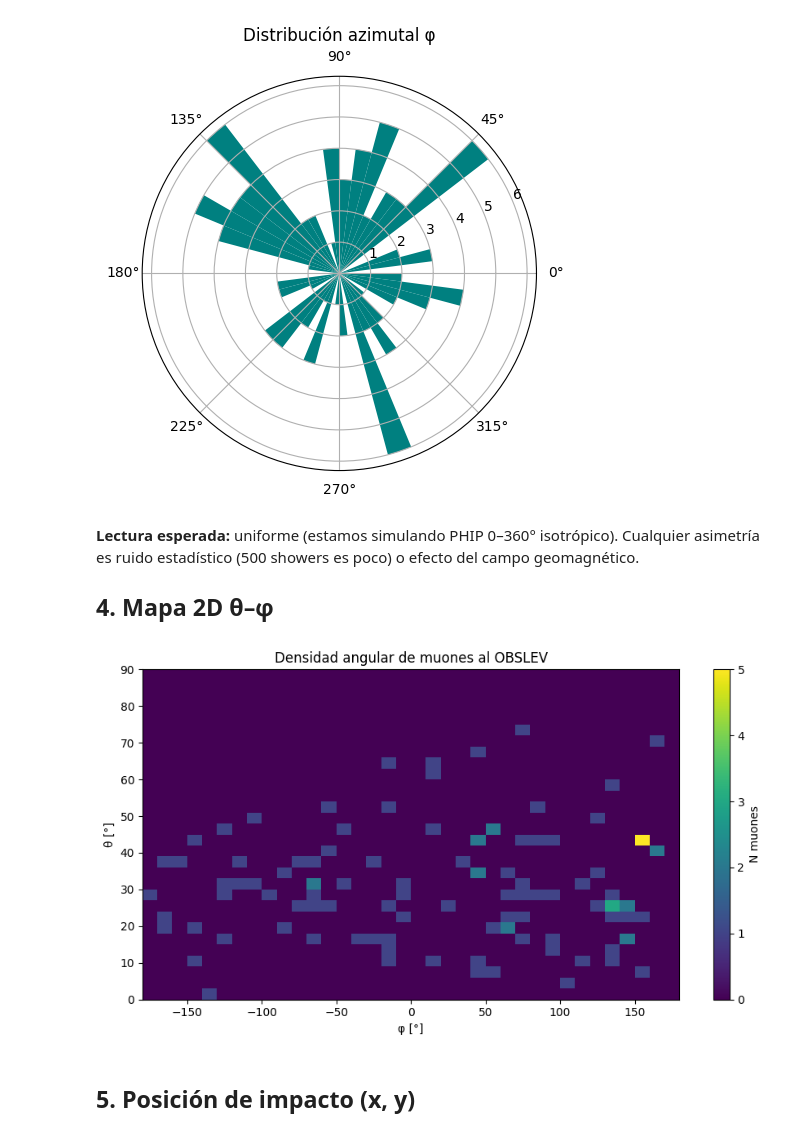
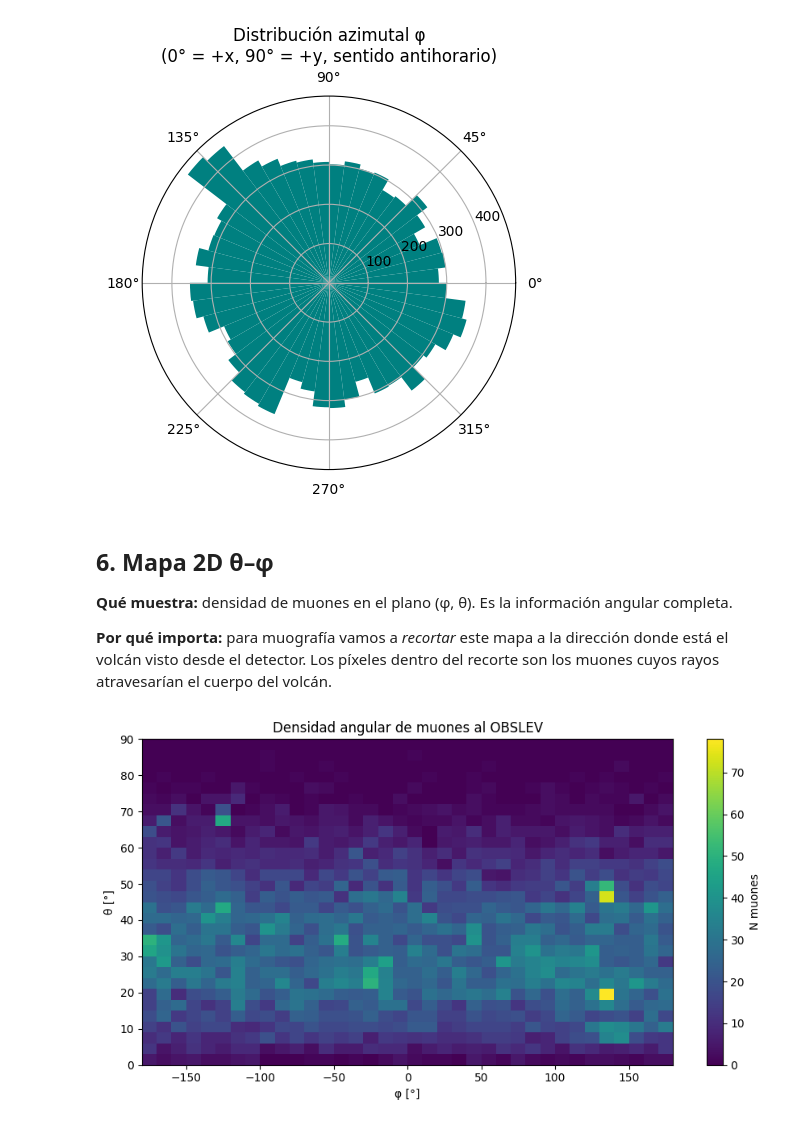
Before and after one commit to ErickDiaz/muon-tomography, a Jupyter notebook: notebooks/02_inspect_muons.ipynb, the cells around one changed output. Cells and saved outputs as stored; diff of their text form; code cells hidden in the pictures.

```diff
--- a/notebooks/02_inspect_muons.ipynb
+++ b/notebooks/02_inspect_muons.ipynb
@@ -30,7 +40,10 @@ import matplotlib.pyplot as plt
 
 from analysis.corsika import CorsikaRun, PARTICLE_NAMES
 # %%
-run = CorsikaRun(REPO_ROOT / "sim" / "output", run_number=1001)
+# Cambiar run_number según qué corrida querramos inspeccionar:
+#   1001 = fuego_test  (500 showers)
+#   1101 = fuego_prod  (50,000 showers)
+run = CorsikaRun(REPO_ROOT / "sim" / "output", run_number=1101)
 md = run.lst.metadata()
 print(f"RUNNR={md.run_number}, primario={md.primary_name} (id={md.primary_id}), "
       f"E ∈ [{md.energy_min_gev:.0f}, {md.energy_max_gev:.0e}] GeV, "
@@ -115,19 +328,21 @@ Muones con θ > 70°: 2 (1.8%) — útiles para muografía horizontal
 # %%
 fig, ax = plt.subplots(figsize=(8, 5), subplot_kw={'projection': 'polar'})
 
 phi = muons['phi_rad'].to_numpy()
 ax.hist(phi, bins=np.linspace(-np.pi, np.pi, 49), color='teal')
-ax.set_title('Distribución azimutal φ')
+ax.set_title('Distribución azimutal φ\n(0° = +x, 90° = +y, sentido antihorario)')
 ax.set_theta_zero_location('E')
 ax.set_theta_direction(1)
 plt.tight_layout()
 plt.show()
 # %% [output]
-[figure, old version]
+[figure, new version]
-# %% [markdown]
-**Lectura esperada:** uniforme (estamos simulando PHIP 0–360° isotrópico). Cualquier asimetría es ruido estadístico (500 showers es poco) o efecto del campo geomagnético.
-
-## 4. Mapa 2D θ–φ
+# %% [markdown]
+## 6. Mapa 2D θ–φ
+
+**Qué muestra:** densidad de muones en el plano (φ, θ). Es la información angular completa.
+
+**Por qué importa:** para muografía vamos a *recortar* este mapa a la dirección donde está el volcán visto desde el detector. Los píxeles dentro del recorte son los muones cuyos rayos atravesarían el cuerpo del volcán.
 # %%
 fig, ax = plt.subplots(figsize=(9, 5))
 
@@ -145,6 +360,4 @@ plt.colorbar(im, ax=ax, label='N muones')
 plt.tight_layout()
 plt.show()
 # %% [output]
-[figure, old version]
+[figure, new version]
-# %% [markdown]
-## 5. Posición de impacto (x, y)
```
Also changed, not shown: parts of 47 cells of this notebook, 4 other files.
